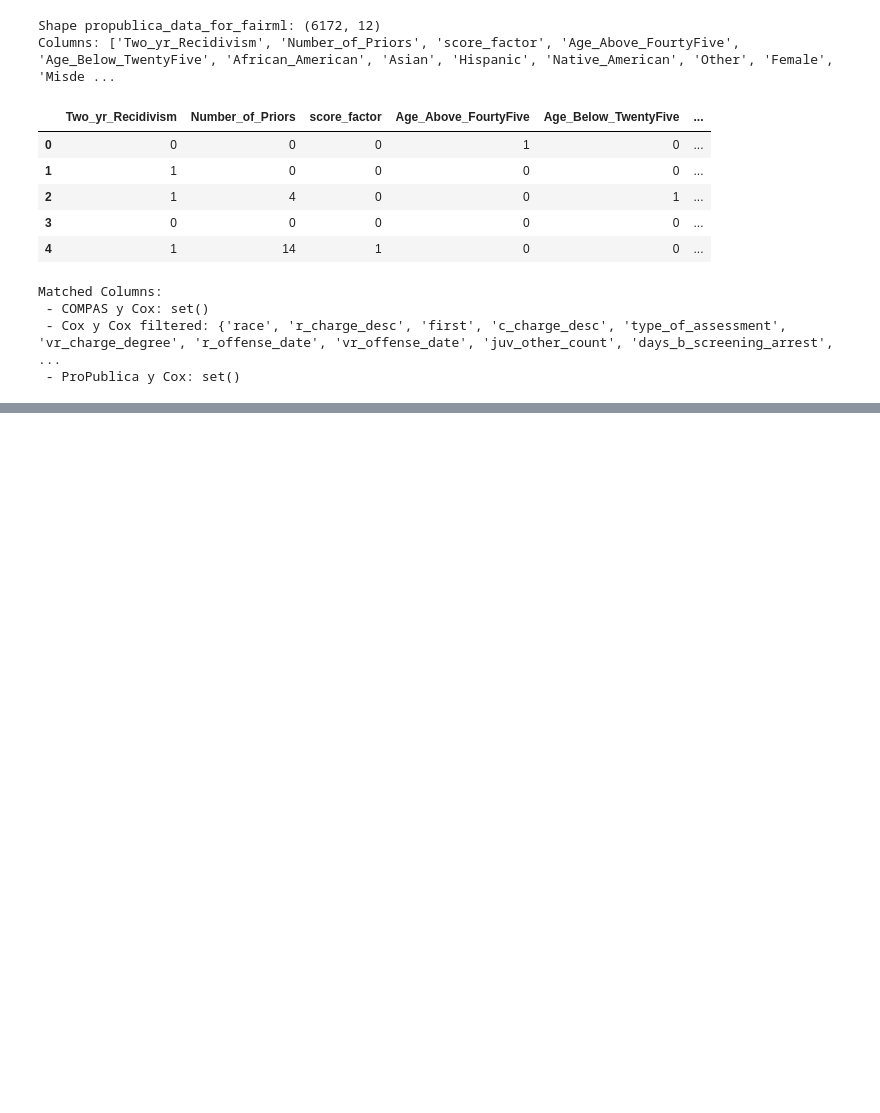
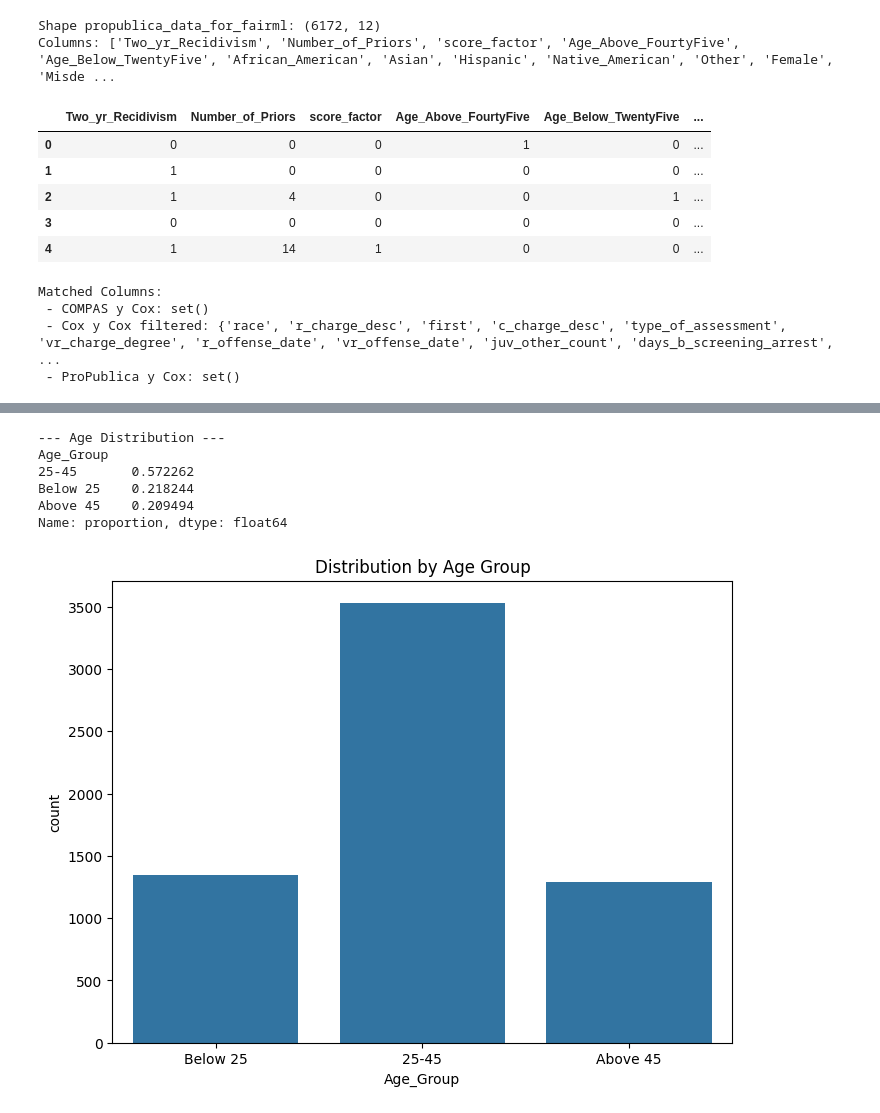
Before and after one commit to MelissaPerez09/fair-ai-compass, a Jupyter notebook: src/main.ipynb, the cells around one changed output, grey strips where cells are left out. Saved outputs shown, nothing was run; the diff lists cells and outputs as text; code cells hidden in the pictures; blank space fills up the shorter version.

```diff
--- a/src/main.ipynb
+++ b/src/main.ipynb
@@ -88,0 +184,29 @@ Matched Columns:
+# %%
+# Age groups
+age_cols = ['Age_Above_FourtyFive', 'Age_Below_TwentyFive']
+def get_age_group(row):
+    if row['Age_Below_TwentyFive'] == 1:
+        return 'Below 25'
+    elif row['Age_Above_FourtyFive'] == 1:
+        return 'Above 45'
+    else:
+        return '25-45'
+
+df['Age_Group'] = df.apply(get_age_group, axis=1)
+
+print("--- Age Distribution ---")
+print(df['Age_Group'].value_counts(normalize=True))
+
+plt.figure(figsize=(8, 6))
+sns.countplot(data=df, x="Age_Group", order=['Below 25','25-45','Above 45'])
+plt.title("Distribution by Age Group")
+save_plot("age_distribution.png")
+plt.show()
+# %% [output]
+--- Age Distribution ---
+Age_Group
+25-45       0.572262
+Below 25    0.218244
+Above 45    0.209494
+Name: proportion, dtype: float64
+[figure, added]
```
Also changed, not shown: parts of 12 cells of this notebook, 7 other files.
